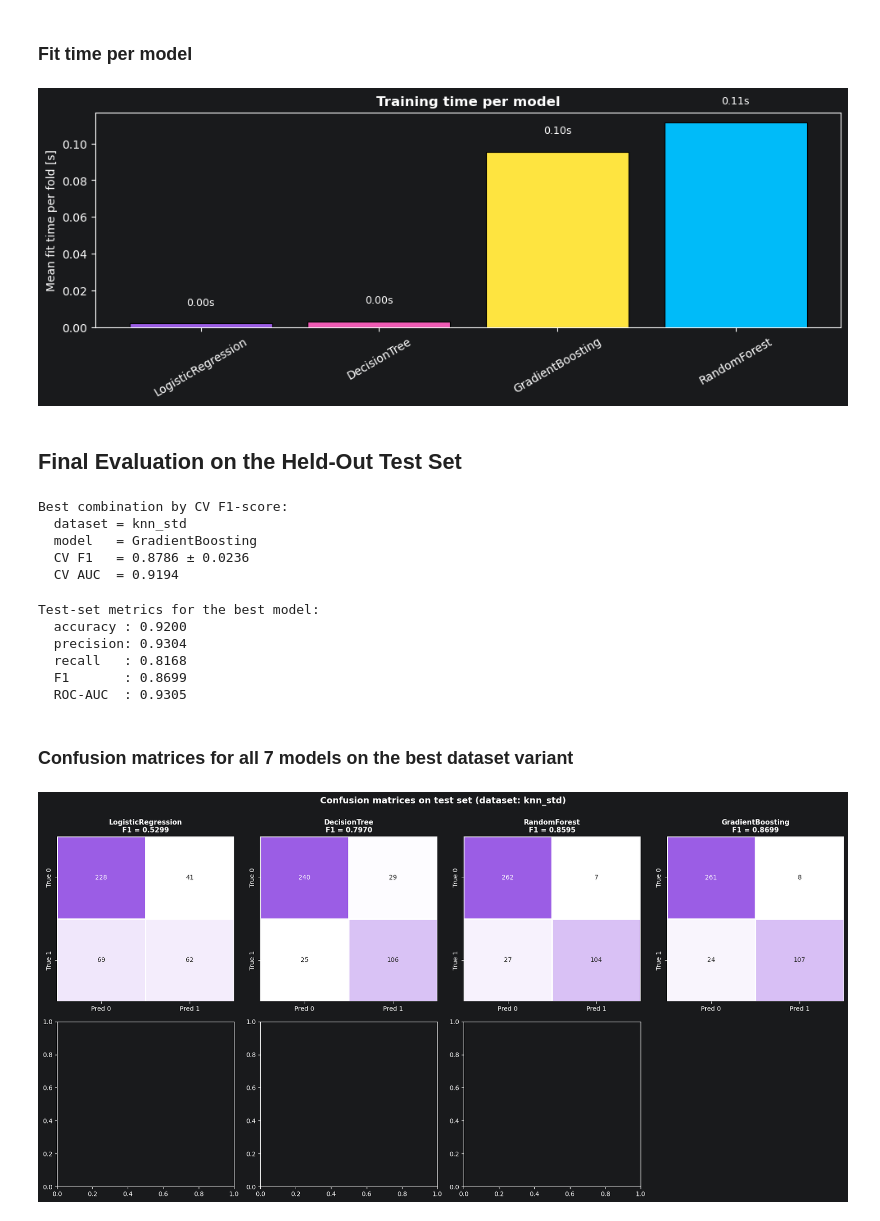
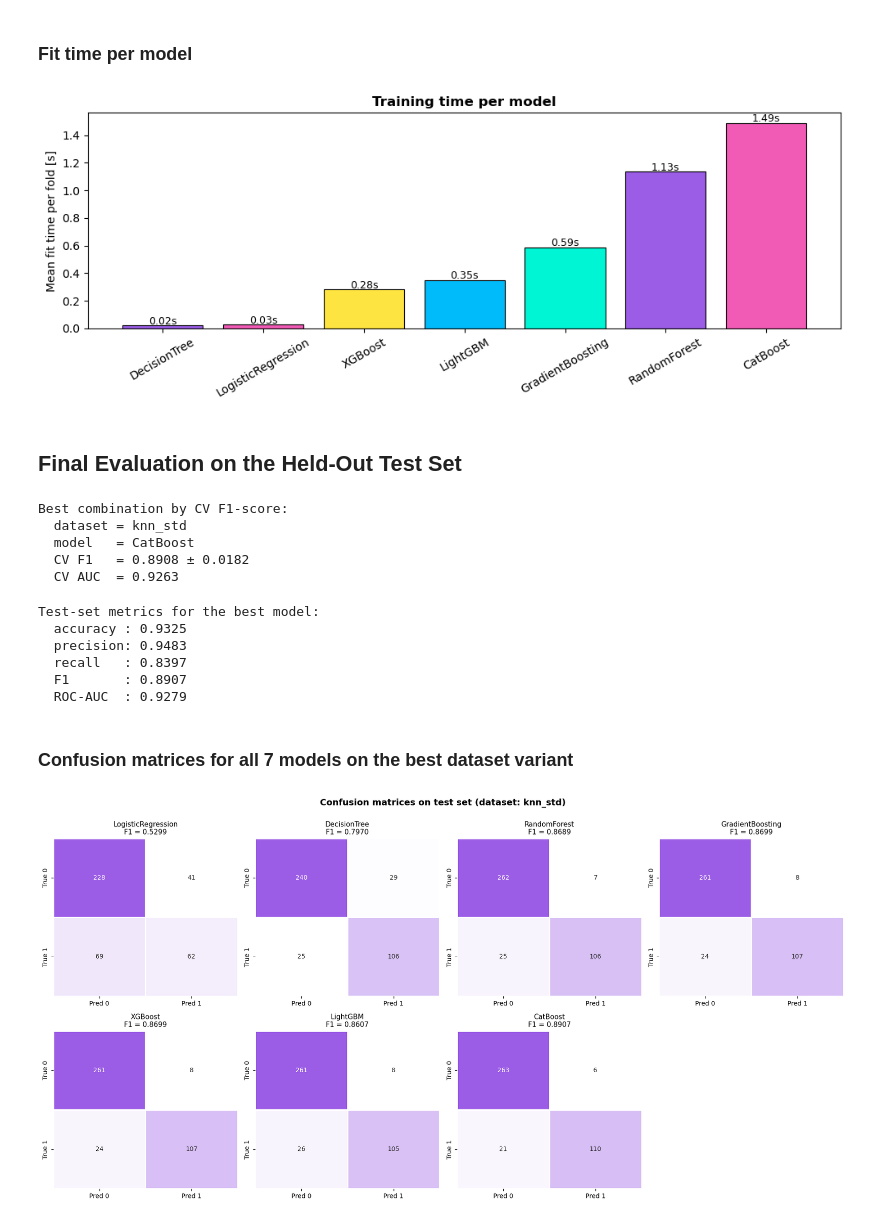
Before and after one commit to IzaSiemieniuk/pk_advanced_machine_learning, a Jupyter notebook: pet_adoption_2.ipynb, the cells around one changed output. Saved outputs shown, nothing was run; the diff lists cells and outputs as text; code cells hidden in the pictures.

Commit message:
Added rest of the models

```diff
--- a/pet_adoption_2.ipynb
+++ b/pet_adoption_2.ipynb
@@ -273,10 +281,13 @@ def build_models(random_state=RANDOM_STATE):
     """Return a dict mapping model name to a fresh model instance."""
     return {
         'LogisticRegression': LogisticRegression(max_iter=1000, random_state=random_state),
-        'DecisionTree':       DecisionTreeClassifier(random_state=random_state),
-        'RandomForest':       RandomForestClassifier(n_estimators=200, random_state=random_state, n_jobs=-1),
-        'GradientBoosting':   GradientBoostingClassifier(random_state=random_state),
-        # add additional models here
+        'DecisionTree': DecisionTreeClassifier(random_state=random_state),
+        'RandomForest': RandomForestClassifier(n_estimators=200, random_state=random_state, n_jobs=-1),
+        'GradientBoosting': GradientBoostingClassifier(random_state=random_state),
+
+        'XGBoost': XGBClassifier(n_estimators=200, random_state=random_state),
+        'LightGBM': LGBMClassifier(n_estimators=200, random_state=random_state, verbose=-1, feature_name='auto'),
+        'CatBoost': CatBoostClassifier(iterations=200, random_seed=random_state, verbose=0),
     }
 
 print('Models:')
@@ -358,8 +372,8 @@ for ds_name, df in DATASETS.items():
         })
 
         # Refit on the full train set so we can evaluate on the held-out test set later
-        X_full = train_df[feature_cols].to_numpy()
-        y_full = train_df[TARGET].to_numpy()
+        X_full = train_df[feature_cols].values
+        y_full = train_df[TARGET].values
         model.fit(X_full, y_full)
 
         trained_artifacts[(ds_name, model_name)] = {
@@ -486,7 +503,7 @@ for bar, val in zip(bars, time_summary.values):
 plt.tight_layout()
 plt.show()
 # %% [output]
-[figure, old version]
+[figure, new version]
 # %% [markdown]
 ## Final Evaluation on the Held-Out Test Set
 # %%
@@ -500,9 +517,9 @@ print(f'  CV AUC  = {best_row["roc_auc_mean"]:.4f}')
 # %% [output]
 Best combination by CV F1-score:
   dataset = knn_std
-  model   = GradientBoosting
-  CV F1   = 0.8786 ± 0.0236
-  CV AUC  = 0.9194
+  model   = CatBoost
+  CV F1   = 0.8908 ± 0.0182
+  CV AUC  = 0.9263
 # %%
 artifact = trained_artifacts[(best_ds, best_model_name)]
 best_model = artifact['model']
@@ -523,40 +540,40 @@ print(f'  F1       : {manual_f1(y_test, y_pred):.4f}')
 print(f'  ROC-AUC  : {manual_roc_auc(y_test, y_proba):.4f}')
 # %% [output]
 Test-set metrics for the best model:
-  accuracy : 0.9200
-  precision: 0.9304
-  recall   : 0.8168
-  F1       : 0.8699
-  ROC-AUC  : 0.9305
+  accuracy : 0.9325
+  precision: 0.9483
+  recall   : 0.8397
+  F1       : 0.8907
+  ROC-AUC  : 0.9279
 # %% [markdown]
 ### Confusion matrices for all 7 models on the best dataset variant
 # %%
 fig, axes = plt.subplots(2, 4, figsize=(18, 9))
 axes = axes.flatten()
 
 for ax, model_name in zip(axes, build_models().keys()):
     art = trained_artifacts[(best_ds, model_name)]
     X_t = art['test_df'][art['feature_cols']].to_numpy()
     y_t = art['test_df'][TARGET].to_numpy()
     y_p = art['model'].predict(X_t)
 
     cm = manual_confusion_matrix(y_t, y_p, num_classes=2)
     f1 = manual_f1(y_t, y_p)
 
     sns.heatmap(cm, annot=True, fmt='d', cmap=cmap_custom,
                 cbar=False, ax=ax, linewidths=1, linecolor='white',
                 xticklabels=['Pred 0', 'Pred 1'], yticklabels=['True 0', 'True 1'])
-    ax.set_title(f'{model_name}\nF1 = {f1:.4f}', fontsize=11, fontweight='bold')
+    ax.set_title(f'{model_name}\nF1 = {f1:.4f}', fontsize=11)
 
 # Hide the last unused subplot
 axes[-1].axis('off')
 
 plt.suptitle(f'Confusion matrices on test set (dataset: {best_ds})',
              fontsize=14, fontweight='bold', y=1.00)
 plt.tight_layout()
 plt.show()
 # %% [output]
-[figure, old version]
+[figure, new version]
 # %%
 fig, ax = plt.subplots(figsize=(9, 7))
 
```
Also changed, not shown: parts of 10 cells of this notebook.
